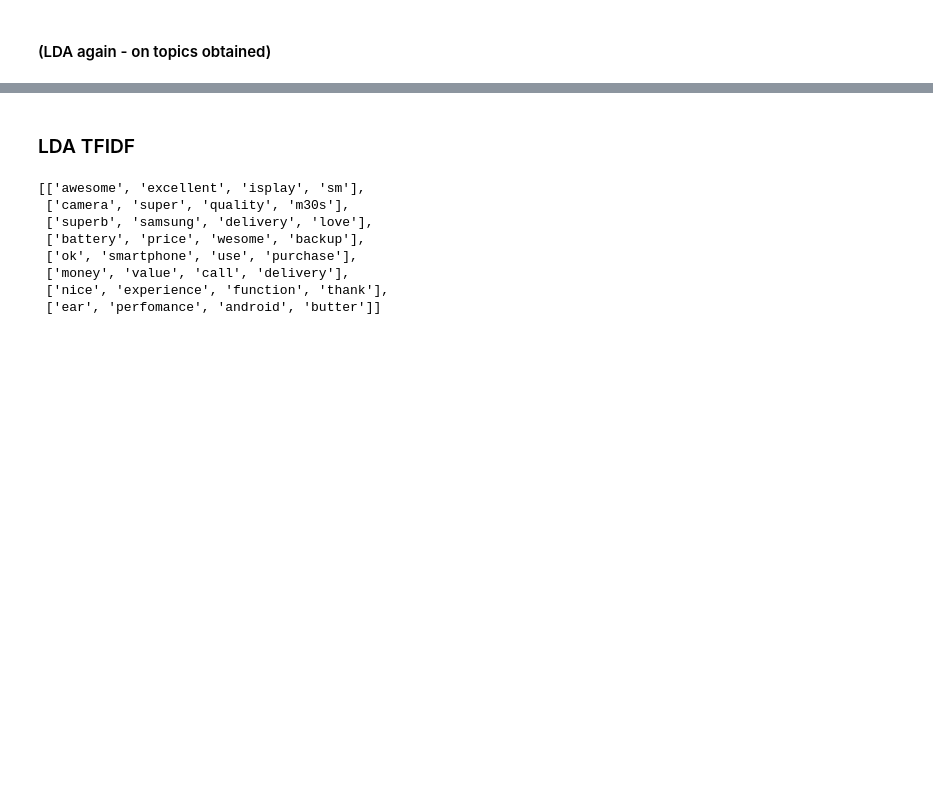
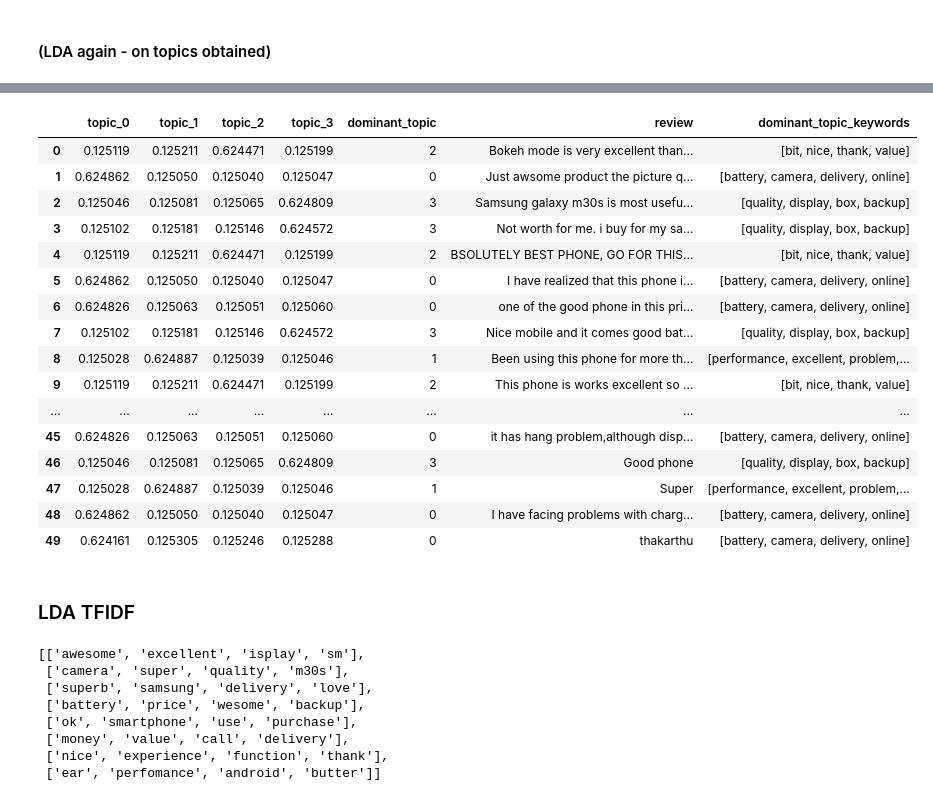
Before and after one commit to harsha-bsm/LDA-on-REDMI-NOTE8-reviews-in-FLIPKART, a Jupyter notebook: Preprocessing_and_Modelling_LDA_SAMSUNGM30.ipynb, the cells around one changed output, grey strips where cells are left out. Drawn from its saved outputs; the diff is of its cells as text; code cells hidden in the pictures; blank space fills up the shorter version.

```diff
--- a/Preprocessing_and_Modelling_LDA_SAMSUNGM30.ipynb
+++ b/Preprocessing_and_Modelling_LDA_SAMSUNGM30.ipynb
@@ -344,3 +474,30 @@ print_top_words(lda,bow.get_feature_names(),4)
+# %%
+topics=print_top_words(lda,bow.get_feature_names(),4)
+topic=["topic_"+str(i) for i  in range(0,lda.n_components)]
+df_doc_topic=pd.DataFrame(lda.fit_transform(df_bow),columns=topic)
+dominant_topic = np.argmax(df_doc_topic.values, axis=1)
+df_doc_topic["dominant_topic"] = dominant_topic
+df_doc_topic["review"]=dataoriginal["review"]
+df_doc_topic["dominant_topic_keywords"]=[topics[i]  for i in dominant_topic]
+df_doc_topic
+# %% [output]
+|  | topic_0 | topic_1 | topic_2 | topic_3 | dominant_topic | review | dominant_topic_keywords |
+| 0 | 0.125119 | 0.125211 | 0.624471 | 0.125199 | 2 | Bokeh mode is very excellent than... | [bit, nice, thank, value] |
+| 1 | 0.624862 | 0.125050 | 0.125040 | 0.125047 | 0 | Just awsome product the picture q... | [battery, camera, delivery, online] |
+| 2 | 0.125046 | 0.125081 | 0.125065 | 0.624809 | 3 | Samsung galaxy m30s is most usefu... | [quality, display, box, backup] |
+| 3 | 0.125102 | 0.125181 | 0.125146 | 0.624572 | 3 | Not worth for me. i buy for my sa... | [quality, display, box, backup] |
+| 4 | 0.125119 | 0.125211 | 0.624471 | 0.125199 | 2 | BSOLUTELY BEST PHONE, GO FOR THIS... | [bit, nice, thank, value] |
+| 5 | 0.624862 | 0.125050 | 0.125040 | 0.125047 | 0 | I have realized that this phone i... | [battery, camera, delivery, online] |
+| 6 | 0.624826 | 0.125063 | 0.125051 | 0.125060 | 0 | one of the good phone in this pri... | [battery, camera, delivery, online] |
+| 7 | 0.125102 | 0.125181 | 0.125146 | 0.624572 | 3 | Nice mobile and it comes good bat... | [quality, display, box, backup] |
+| 8 | 0.125028 | 0.624887 | 0.125039 | 0.125046 | 1 | Been using this phone for more th... | [performance, excellent, problem,... |
+| 9 | 0.125119 | 0.125211 | 0.624471 | 0.125199 | 2 | This phone is works excellent so ... | [bit, nice, thank, value] |
+| ... | ... | ... | ... | ... | ... | ... | ... |
+| 45 | 0.624826 | 0.125063 | 0.125051 | 0.125060 | 0 | it has hang problem,although disp... | [battery, camera, delivery, online] |
+| 46 | 0.125046 | 0.125081 | 0.125065 | 0.624809 | 3 | Good phone | [quality, display, box, backup] |
+| 47 | 0.125028 | 0.624887 | 0.125039 | 0.125046 | 1 | Super | [performance, excellent, problem,... |
+| 48 | 0.624862 | 0.125050 | 0.125040 | 0.125047 | 0 | I have facing problems with charg... | [battery, camera, delivery, online] |
+| 49 | 0.624161 | 0.125305 | 0.125246 | 0.125288 | 0 | thakarthu | [battery, camera, delivery, online] |
 # %% [markdown]
 ### LDA TFIDF
 # %%
```
Also changed, not shown: parts of 37 cells of this notebook.
